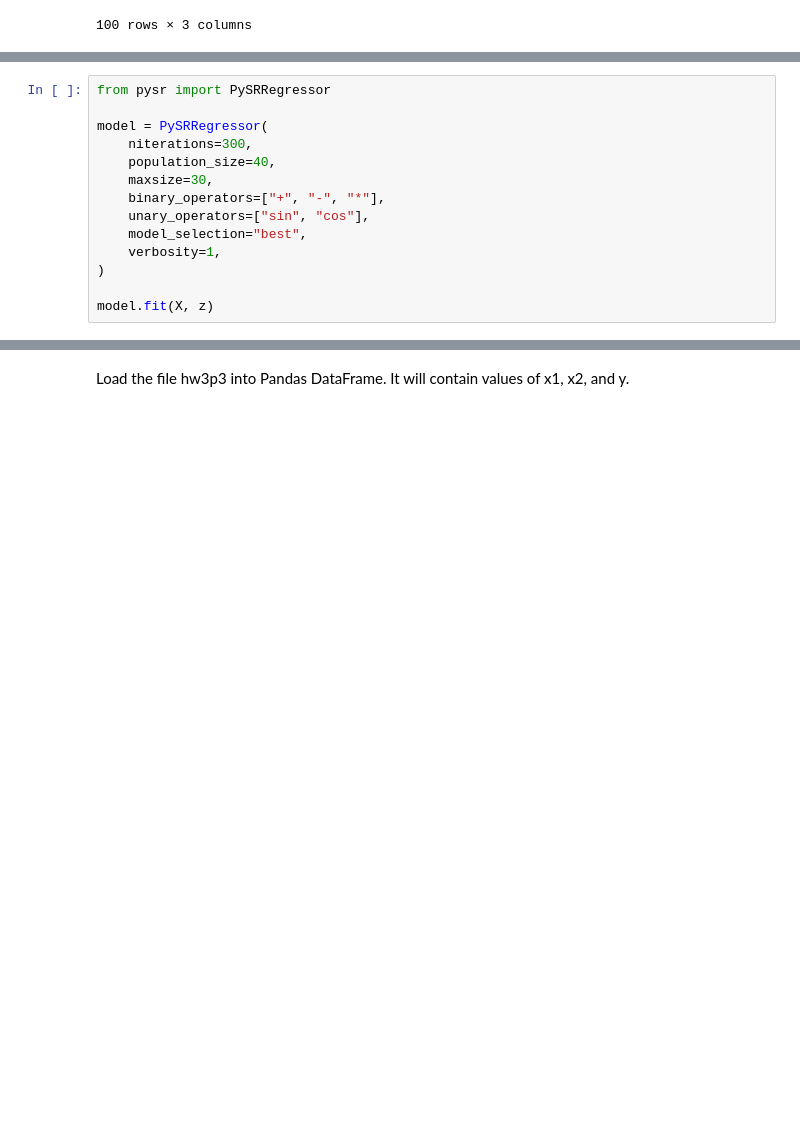
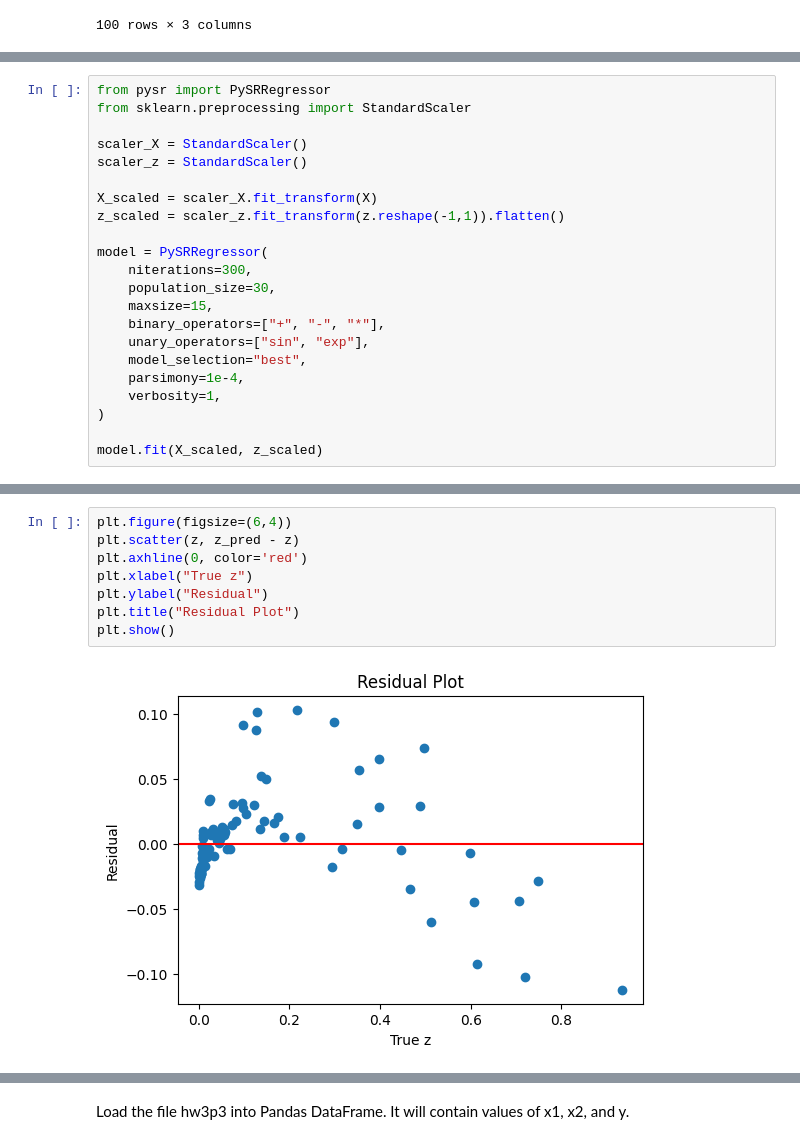
Before and after one commit to mushrafi88/MSE_510, a Jupyter notebook: Homework_4.ipynb, the cells around one changed output, grey strips where cells are left out. Drawn from its saved outputs; the diff is of its cells as text; blank space fills up the shorter version.

```diff
--- a/Homework_4.ipynb
+++ b/Homework_4.ipynb
@@ -528,15 +545,23 @@ plt.show()
 # %%
 from pysr import PySRRegressor
+from sklearn.preprocessing import StandardScaler
+
+scaler_X = StandardScaler()
+scaler_z = StandardScaler()
+
+X_scaled = scaler_X.fit_transform(X)
+z_scaled = scaler_z.fit_transform(z.reshape(-1,1)).flatten()
 
 model = PySRRegressor(
     niterations=300,
-    population_size=40,
-    maxsize=30,
+    population_size=30,
+    maxsize=15,
     binary_operators=["+", "-", "*"],
-    unary_operators=["sin", "cos"],
+    unary_operators=["sin", "exp"],
     model_selection="best",
+    parsimony=1e-4,
     verbosity=1,
 )
 
-model.fit(X, z)
+model.fit(X_scaled, z_scaled)
 # %% [output]
@@ -566,0 +694,10 @@ print(model.get_best())
+# %%
+plt.figure(figsize=(6,4))
+plt.scatter(z, z_pred - z)
+plt.axhline(0, color='red')
+plt.xlabel("True z")
+plt.ylabel("Residual")
+plt.title("Residual Plot")
+plt.show()
+# %% [output]
+[figure, added]
```
Also changed, not shown: parts of 33 cells of this notebook.
